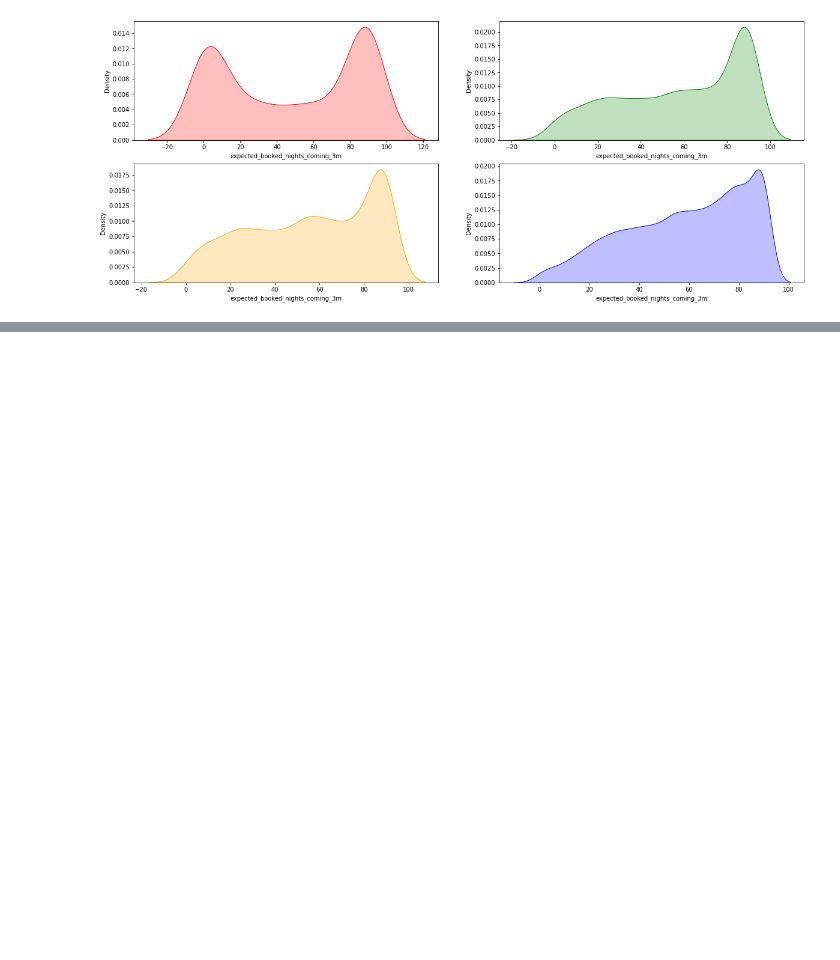
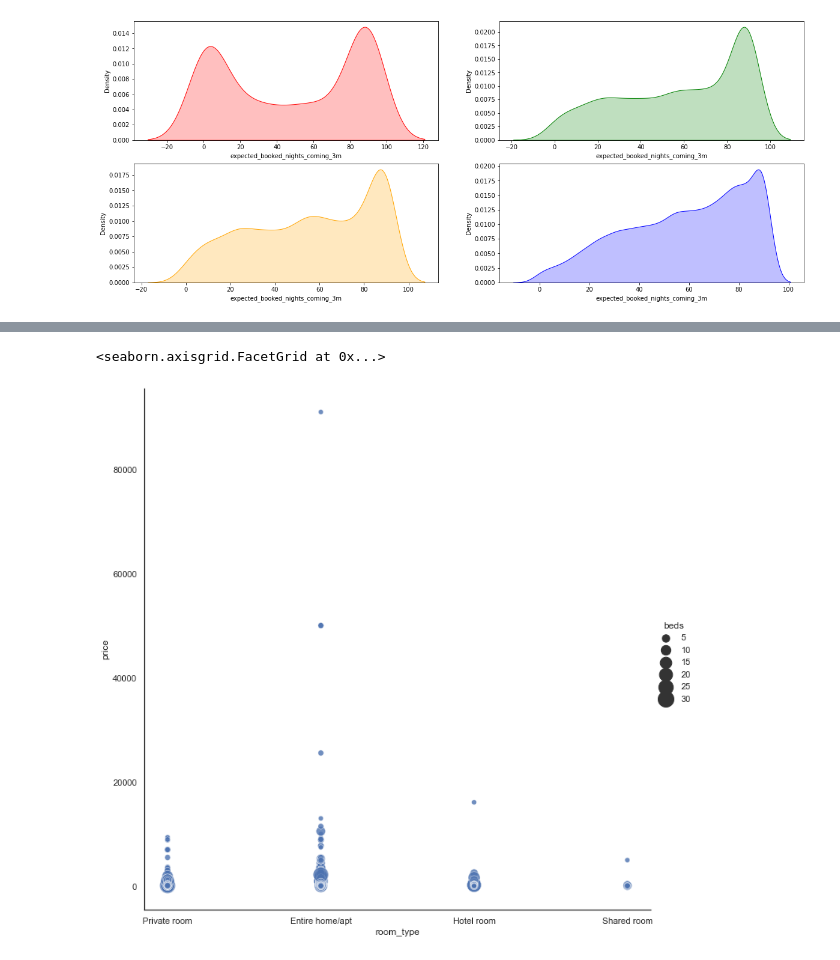
Before and after one commit to mhaln3mi/Airbnb-Rome-EDA, a Jupyter notebook: airbnb.ipynb, the cells around one changed output, grey strips where cells are left out. Saved outputs shown, nothing was run; the diff lists cells and outputs as text; code cells hidden in the pictures; blank space fills up the shorter version.

```diff
--- a/airbnb.ipynb
+++ b/airbnb.ipynb
@@ -553,0 +612,8 @@ ax = sns.kdeplot(romeListings[romeListings["host_response_time"]=="within an hou
+# %%
+sns.set(style="white")
+sns.relplot(x="room_type", y="price", size = 'beds',
+            sizes=(40, 400), alpha=.8, palette="coolwarm",
+            height=10, data=df2)
+# %% [output]
+<seaborn.axisgrid.FacetGrid at 0x...>
+[figure, added]
```
Also changed, not shown: parts of 18 cells of this notebook.
